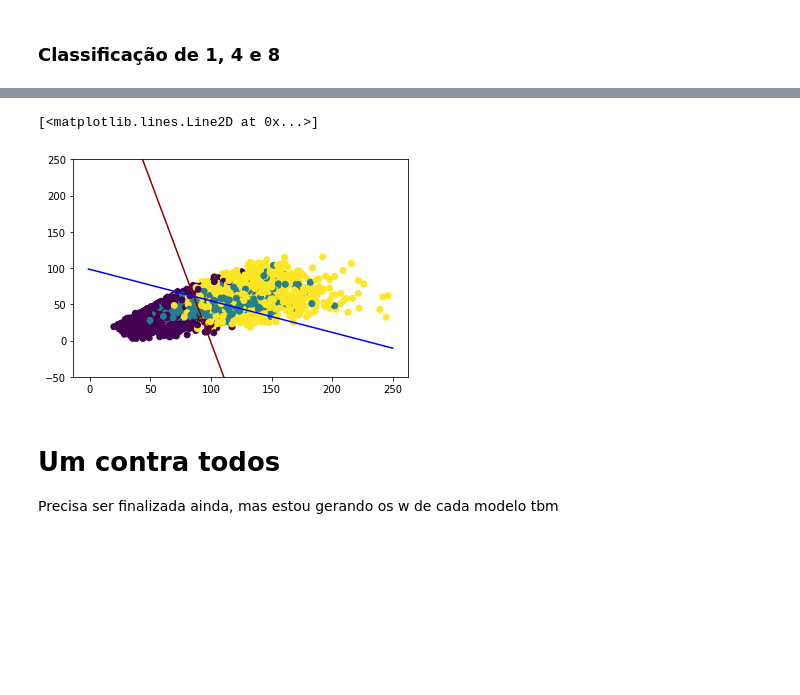
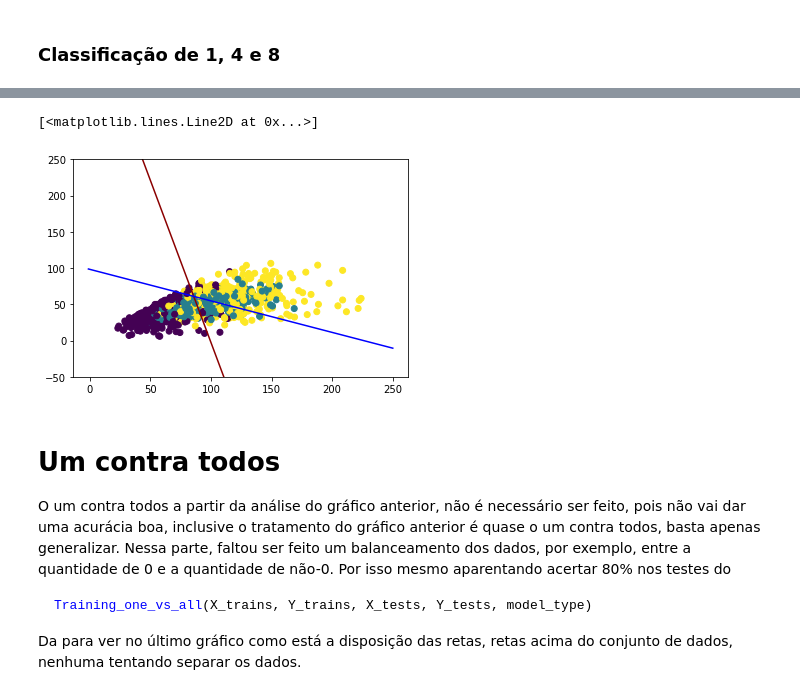
Before and after one commit to italonicacio/ml-project-digit-recognition, a Jupyter notebook: src/digit_classifier.ipynb, the cells around one changed output, grey strips where cells are left out. Saved outputs shown, nothing was run; the diff lists cells and outputs as text; code cells hidden in the pictures; blank space fills up the shorter version.

````diff
--- a/src/digit_classifier.ipynb
+++ b/src/digit_classifier.ipynb
@@ -265,15 +273,15 @@ import random
 
 values3 = [1, 4, 8]
 
-filtered_train_C = filter_label(train, values3)
+filtered_test_C = filter_label(test, values3)
 
-N = len(filtered_train_C)
-N_PONTOS_AMOSTRA = 5000
+N = len(filtered_test_C)
+N_PONTOS_AMOSTRA = 1000
 rn = random.randint(0, (N-1) - N_PONTOS_AMOSTRA)
 
-filtered_train_C = filtered_train_C[rn: (rn+ N_PONTOS_AMOSTRA)]
+filtered_test_C = filtered_test_C[rn: (rn+ N_PONTOS_AMOSTRA)]
 
-x_train_C, y_train_C = generate_x_y(filtered_train_C, principal_label=principal, use_principal=False)
+x_test_C, y_test_C = generate_x_y(filtered_test_C, principal_label=principal, use_principal=False)
 
-predict_y = predict(x_train_C, y_train_C, W_, model_type=0)
+predict_y = predict_1_4_8(x_test_C, y_test_C, W_, model_type=0)
 # %%
@@ -286,24 +308,30 @@ print(confusion_matrix(y_train_C, predict_y))
 # %%
-plt.scatter(x_train_C[:, 0], x_train_C[:, 1], c=list(y_train_C.ravel()))
+plt.scatter(x_test_C[:, 0], x_test_C[:, 1], c=list(y_test_C.ravel()))
 x = np.linspace(-1, 250, 1000)
 
 
 size = 250
 plt.ylim(-50, size)
 
 w1 = W_[0]
 w2 = W_[1]
 
 
 plt.plot(x, (-w1[0] - w1[1]*x) / w1[2], color='darkred')
 plt.plot(x, (-w2[0] - w2[1]*x) / w2[2], color='blue')
 # %% [output]
 [<matplotlib.lines.Line2D at 0x...>]
-[figure, old version]
+[figure, new version]
-# %% [markdown]
-# Um contra todos
-
-Precisa ser finalizada ainda, mas estou gerando os w de cada modelo tbm
+# %% [markdown]
+# Um contra todos
+O um contra todos a partir da análise do gráfico anterior, não é necessário ser feito, pois não vai dar uma acurácia boa, inclusive o tratamento do gráfico anterior é quase o um contra todos, basta apenas generalizar.
+Nessa parte, faltou ser feito um balanceamento dos dados, por exemplo, entre a quantidade de 0 e a quantidade de não-0.
+Por isso mesmo aparentando acertar 80% nos testes do
+
+```python
+Training_one_vs_all(X_trains, Y_trains, X_tests, Y_tests, model_type)
+```
+Da para ver no último gráfico como está a disposição das retas, retas acima do conjunto de dados, nenhuma tentando separar os dados.
 # %%
 labels = [0, 1, 2, 3, 4, 5, 6, 7, 8 ]
 directory = '../data/filtered_digit_dataset/'
````
Also changed, not shown: parts of 21 cells of this notebook, 2 other files.
